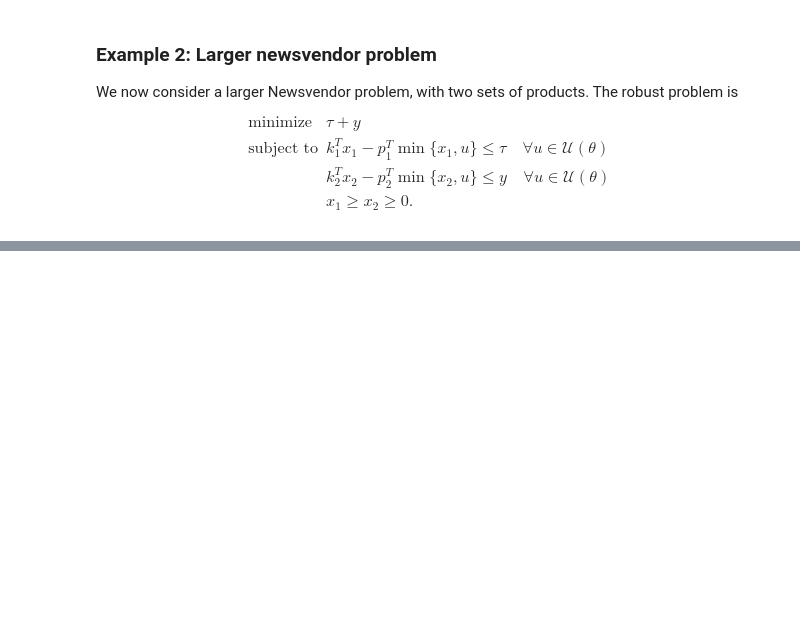
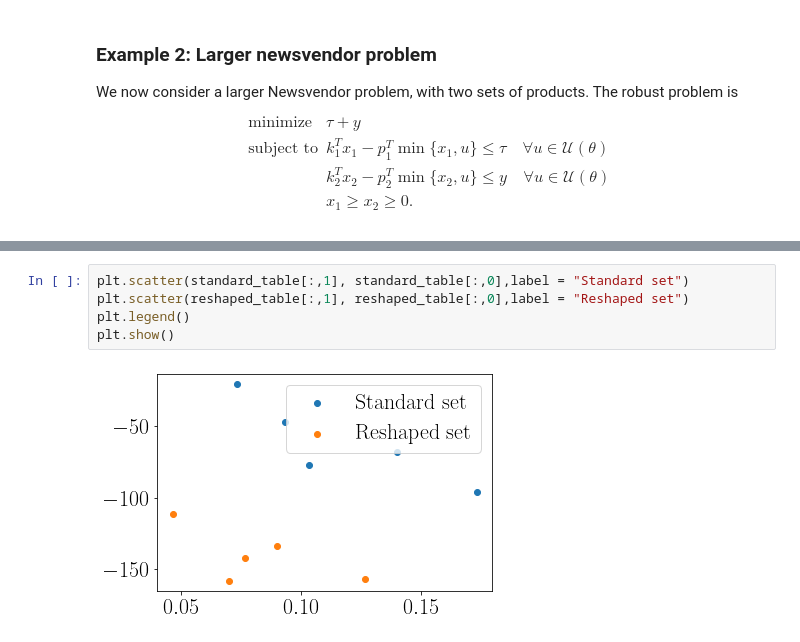
Before and after one commit to stellatogrp/lropt, a Jupyter notebook: docs/examples/experiments/Newsvendor/Larger_newsvendor.ipynb, the cells around one changed output, grey strips where cells are left out. Cells and saved outputs as stored; diff of their text form; blank space fills up the shorter version.

```diff
--- a/docs/examples/experiments/Newsvendor/Larger_newsvendor.ipynb
+++ b/docs/examples/experiments/Newsvendor/Larger_newsvendor.ipynb
@@ -134,0 +383,7 @@ plot_iters(df1,"News", steps = 800,logscale = 1)
+# %%
+plt.scatter(standard_table[:,1], standard_table[:,0],label = "Standard set")
+plt.scatter(reshaped_table[:,1], reshaped_table[:,0],label = "Reshaped set")
+plt.legend()
+plt.show()
+# %% [output]
+[figure, added]
```
Also changed, not shown: parts of 18 cells of this notebook, 9 other files.
